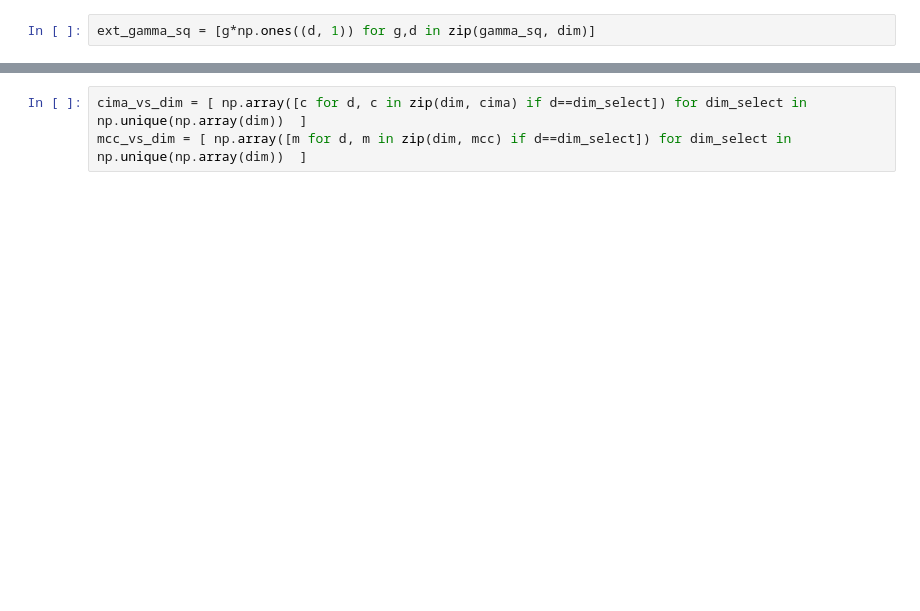
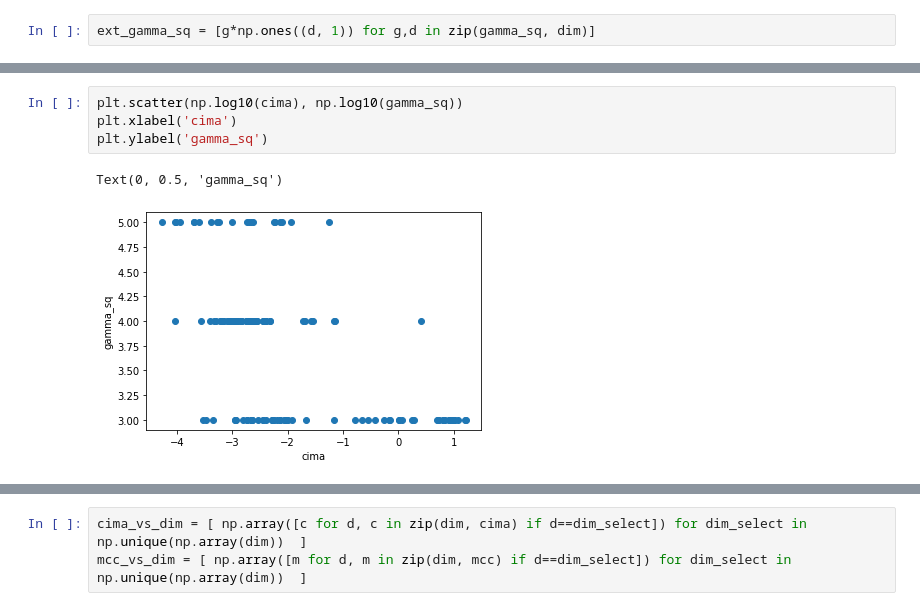
Before and after one commit to rpatrik96/ima-vae, a Jupyter notebook: notebooks/synth_plots.ipynb, the cells around one changed output, grey strips where cells are left out. Cells and saved outputs as stored; diff of their text form; blank space fills up the shorter version.

```diff
--- a/notebooks/synth_plots.ipynb
+++ b/notebooks/synth_plots.ipynb
@@ -99,0 +122,7 @@ plt.scatter(np.concatenate(lhs_laplace), np.concatenate(rhs_laplace))
+# %%
+plt.scatter(np.log10(cima), np.log10(gamma_sq))
+plt.xlabel('cima')
+plt.ylabel('gamma_sq')
+# %% [output]
+Text(0, 0.5, 'gamma_sq')
+[figure, added]
```
Also changed, not shown: parts of 8 cells of this notebook, 1 other file.
